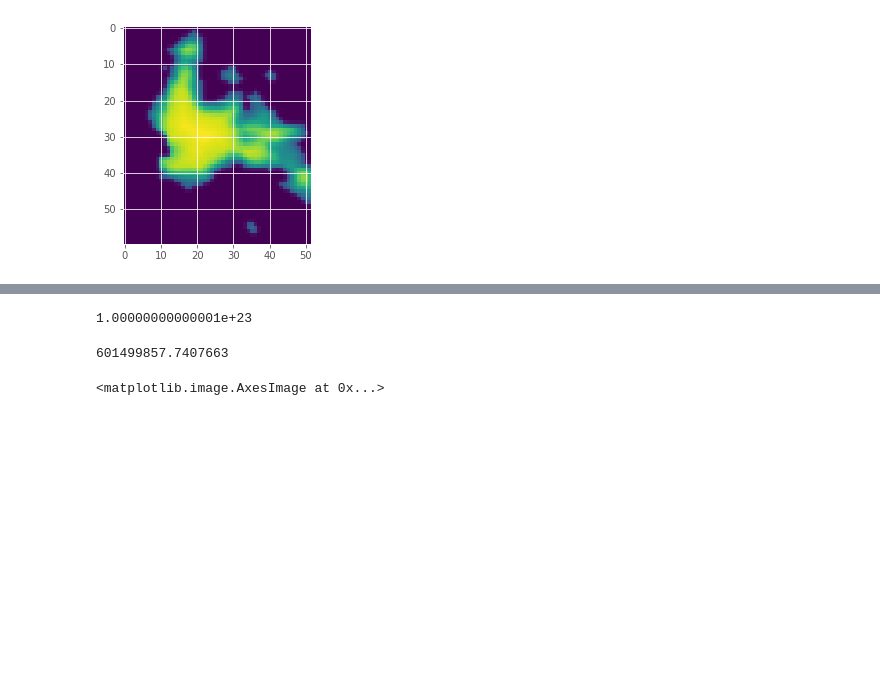
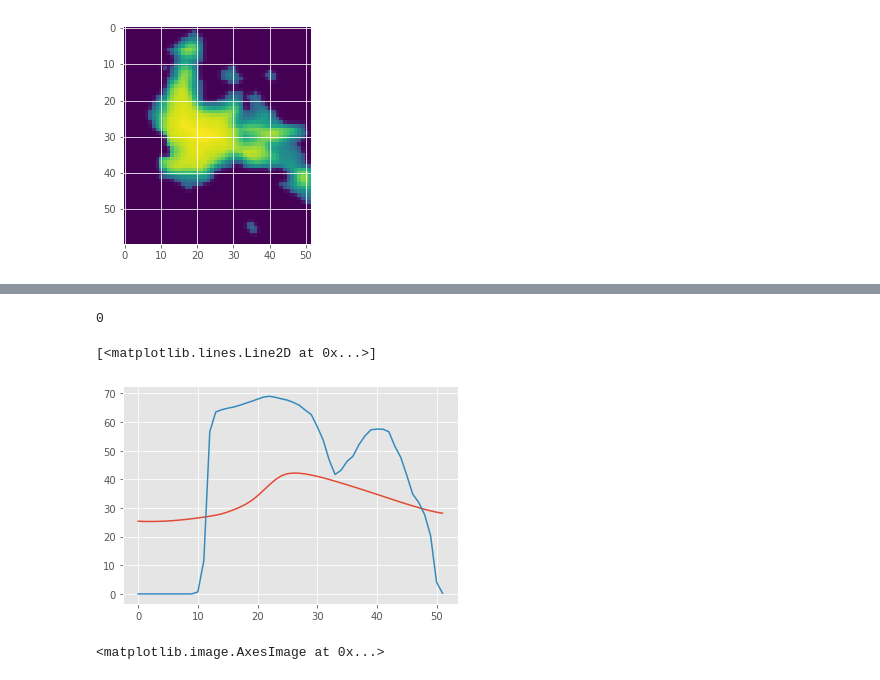
Before and after one commit to rdglpz/optimal_light_sensor_location, a Jupyter notebook: Example Light pollution sensors using Ordinary Krigging.ipynb, the cells around one changed output, grey strips where cells are left out. Saved outputs shown, nothing was run; the diff lists cells and outputs as text; code cells hidden in the pictures; blank space fills up the shorter version.

Commit message:
working example
example light pollution sensors evolving ordinary kriging

```diff
--- a/Example Light pollution sensors using Ordinary Krigging.ipynb
+++ b/Example Light pollution sensors using Ordinary Krigging.ipynb
@@ -244,12 +253,32 @@ nonsat.shape
 # %%
 
 
-aptitude(X)
+aptitude(r.x)
 # %% [output]
-1.00000000000001e+23
+0
+# %%
+y = (np.floor(r.x[:int(len(r.x)/2)])).astype(int)
+x = (np.floor(r.x[int(len(r.x)/2):])).astype(int)
+img = nonsat
+
+gridy = np.arange(0.0, img.shape[0], 1)
+gridx = np.arange(0.0, img.shape[1], 1)
+
+coords = np.append([y],[x],axis=0).T
+
+x,y,z = formatData(coords,img)
+
+uk = OrdinaryKriging(y, x, z, variogram_model="spherical")
+z, ss = uk.execute("grid", gridy , gridx)
+z_r = np.fliplr(np.rot90((np.flip(z))))
 # %%
+#plt.imshow(z_r)
+
+plt.plot(z_r[30][:])
+plt.plot(nonsat[30][:])
 # %% [output]
-601499857.7407663
+[<matplotlib.lines.Line2D at 0x...>]
+[figure, added]
 # %%
 r
 # %%
```
Also changed, not shown: parts of 10 cells of this notebook, 2 other files.
